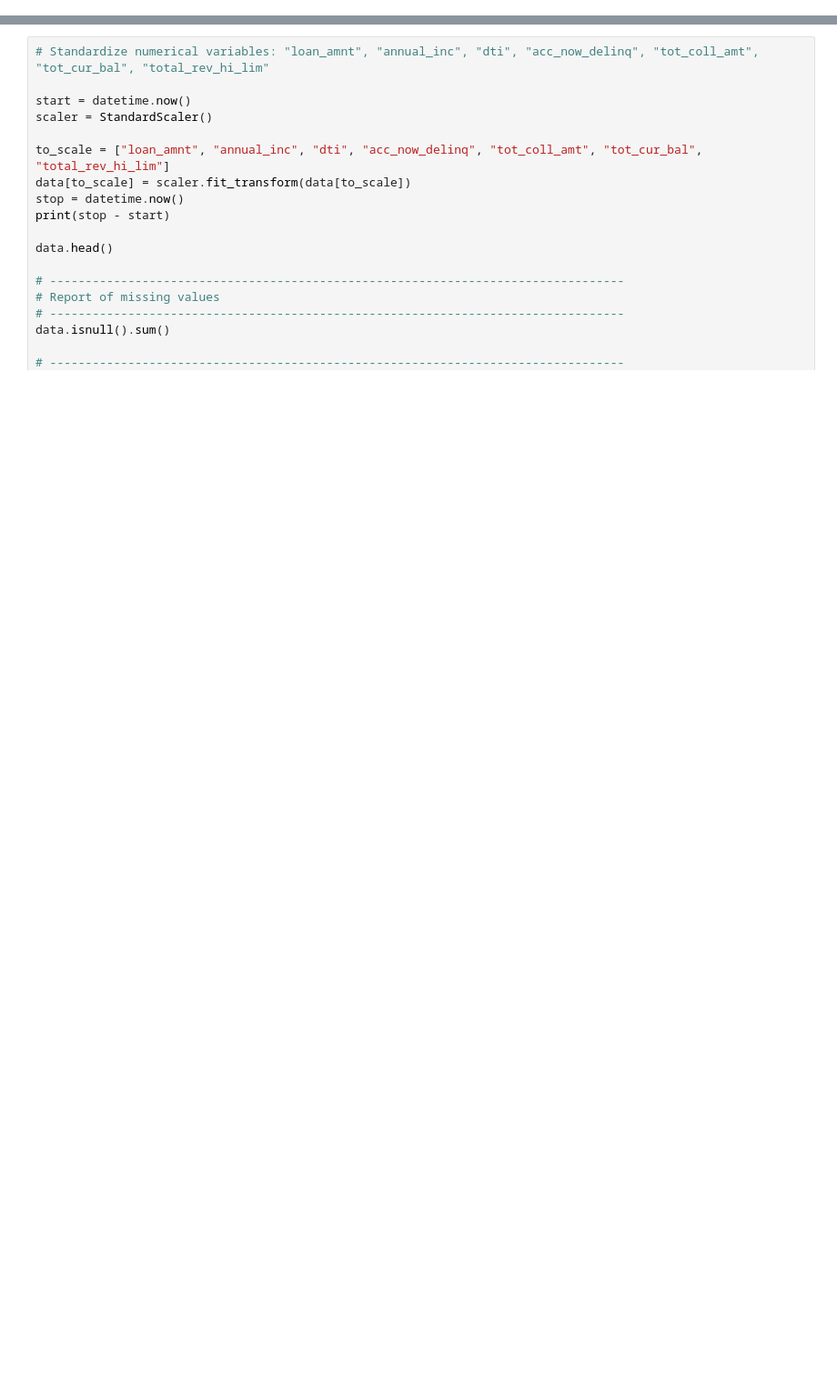
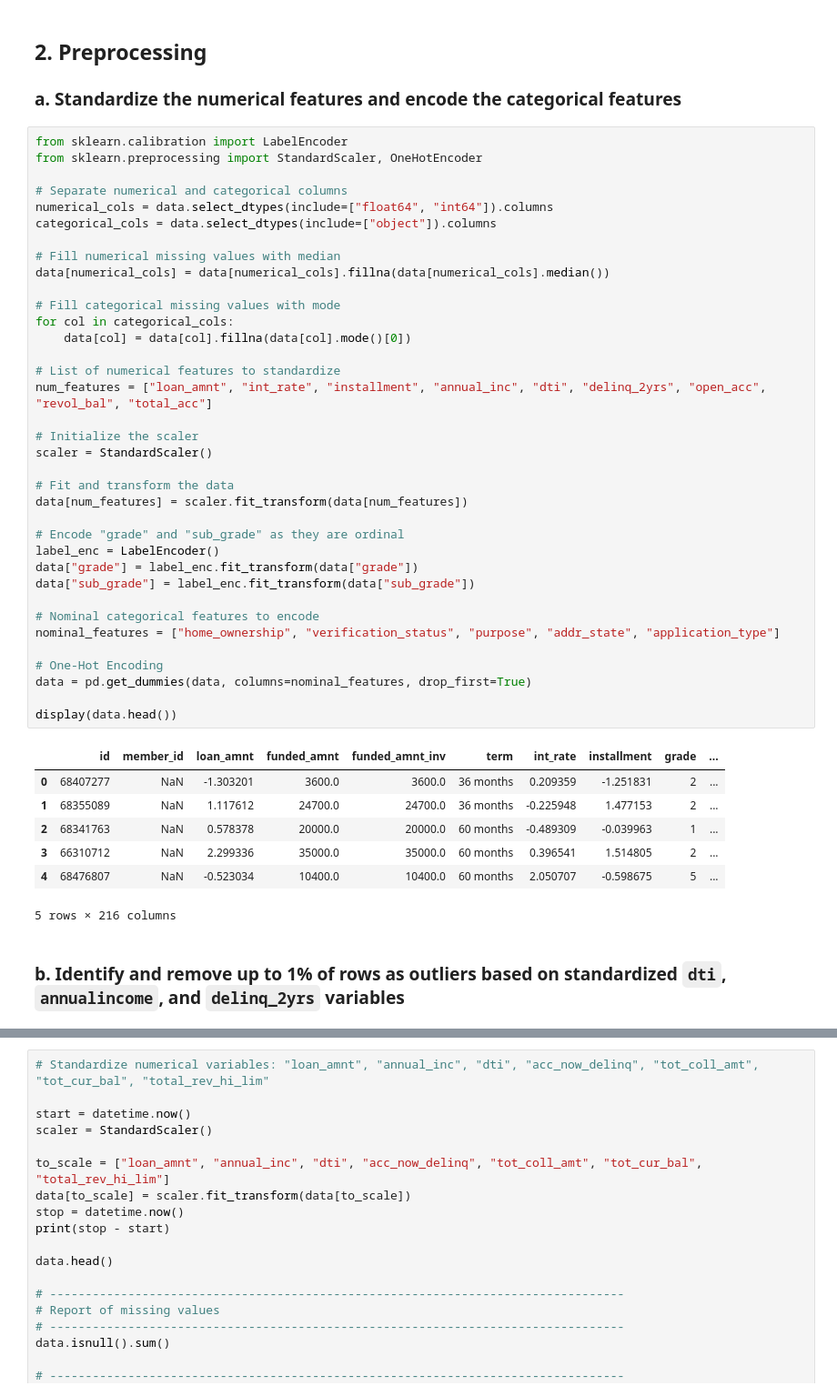
Before and after one commit to suxrobGM/cs6140-assignments, a Jupyter notebook: assignments/src/assignment2/notebook.ipynb, the cells around one changed output, grey strips where cells are left out. Shown: that part at 91% size. Saved outputs shown, nothing was run; the diff lists cells and outputs as text; blank space fills up the shorter version.

```diff
--- a/assignments/src/assignment2/notebook.ipynb
+++ b/assignments/src/assignment2/notebook.ipynb
@@ -27,0 +159,49 @@ data = pd.read_csv(csv_file_path)
+# %% [markdown]
+## 2. Preprocessing
+### a. Standardize the numerical features and encode the categorical features
+# %%
+from sklearn.calibration import LabelEncoder
+from sklearn.preprocessing import StandardScaler, OneHotEncoder
+
+# Separate numerical and categorical columns
+numerical_cols = data.select_dtypes(include=["float64", "int64"]).columns
+categorical_cols = data.select_dtypes(include=["object"]).columns
+
+# Fill numerical missing values with median
+data[numerical_cols] = data[numerical_cols].fillna(data[numerical_cols].median())
+
+# Fill categorical missing values with mode
+for col in categorical_cols:
+    data[col] = data[col].fillna(data[col].mode()[0])
+
+# List of numerical features to standardize
+num_features = ["loan_amnt", "int_rate", "installment", "annual_inc", "dti", "delinq_2yrs", "open_acc", "revol_bal", "total_acc"]
+
+# Initialize the scaler
+scaler = StandardScaler()
+
+# Fit and transform the data
+data[num_features] = scaler.fit_transform(data[num_features])
+
+# Encode "grade" and "sub_grade" as they are ordinal
+label_enc = LabelEncoder()
+data["grade"] = label_enc.fit_transform(data["grade"])
+data["sub_grade"] = label_enc.fit_transform(data["sub_grade"])
+
+# Nominal categorical features to encode
+nominal_features = ["home_ownership", "verification_status", "purpose", "addr_state", "application_type"]
+
+# One-Hot Encoding
+data = pd.get_dummies(data, columns=nominal_features, drop_first=True)
+
+display(data.head())
+# %% [output]
+|  | id | member_id | loan_amnt | funded_amnt | funded_amnt_inv | term | int_rate | installment | grade | ... |
+| 0 | 68407277 | NaN | -1.303201 | 3600.0 | 3600.0 | 36 months | 0.209359 | -1.251831 | 2 | ... |
+| 1 | 68355089 | NaN | 1.117612 | 24700.0 | 24700.0 | 36 months | -0.225948 | 1.477153 | 2 | ... |
+| 2 | 68341763 | NaN | 0.578378 | 20000.0 | 20000.0 | 60 months | -0.489309 | -0.039963 | 1 | ... |
+| 3 | 66310712 | NaN | 2.299336 | 35000.0 | 35000.0 | 60 months | 0.396541 | 1.514805 | 2 | ... |
+| 4 | 68476807 | NaN | -0.523034 | 10400.0 | 10400.0 | 60 months | 2.050707 | -0.598675 | 5 | ... |
+5 rows × 216 columns
+# %% [markdown]
+### b. Identify and remove up to 1% of rows as outliers based on standardized `dti`, `annualincome`, and `delinq_2yrs` variables
```
Also changed, not shown: parts of 13 cells of this notebook.
